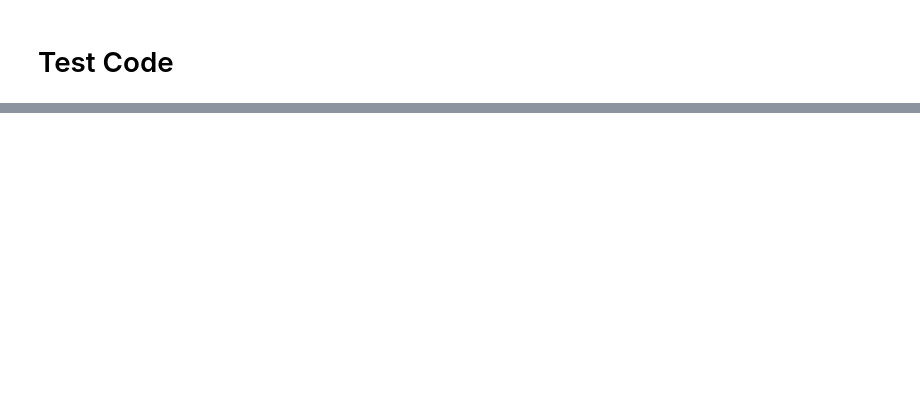
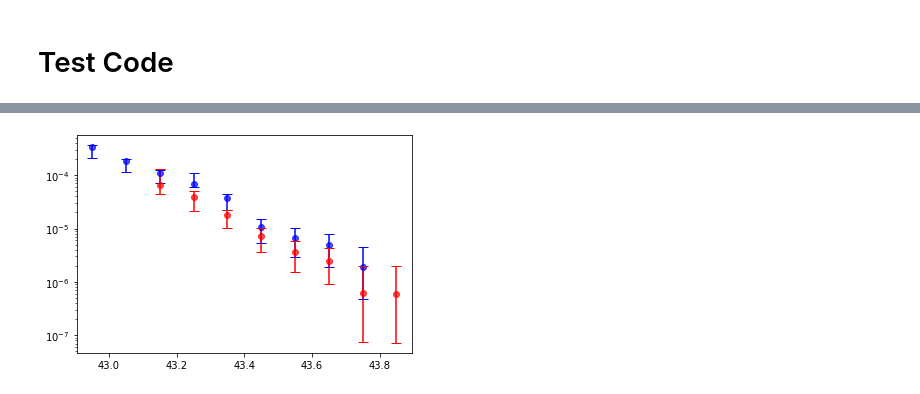
Before and after one commit to amora250/SAO-REU2020, a Jupyter notebook: CODE/Lya LF.ipynb, the cells around one changed output, grey strips where cells are left out. Cells and saved outputs as stored; diff of their text form; code cells hidden in the pictures; blank space fills up the shorter version.

```diff
--- a/CODE/Lya LF.ipynb
+++ b/CODE/Lya LF.ipynb
@@ -455,0 +369,25 @@ plt.legend()
+# %%
+def konno_data_plt(zval_test):
+    K_file = sorted(insensitive_glob(K_dir+f'Lya_LF_Konno_z*{zval_test}.txt'))[0]
+    Ko_tab = load_uvf_pandas(K_file)
+    yerr_l = 10**(Ko_tab['log(ndens)']) - 10**(Ko_tab['ndens_l2'])
+    yerr_u = 10**(Ko_tab['ndens_u2']) - 10**(Ko_tab['log(ndens)'])
+    yerror = [yerr_l,yerr_u]
+
+    if zval_test == 5.7:
+        my_color = 'blue'
+        label2 = 'Konno+18: z = %.1f'%zval_test
+    elif zval_test == 6.6:
+        my_color = 'red'
+        label2 = 'Konno+18: z = %.1f'%zval_test
+
+
+
+    plt.semilogy(Ko_tab['log(L)'], 10**(Ko_tab['log(ndens)']),color=my_color, label=label2, alpha=0.7, marker='o', lw=0)
+    plt.errorbar(Ko_tab['log(L)'], 10**(Ko_tab['log(ndens)']),yerr=yerror, fmt = ' ',capsize=5, color=my_color)
+    return
+
+konno_data_plt(zval_test=5.7)
+konno_data_plt(zval_test=6.6)
+# %% [output]
+[figure, added]
```
Also changed, not shown: parts of 6 cells of this notebook.
